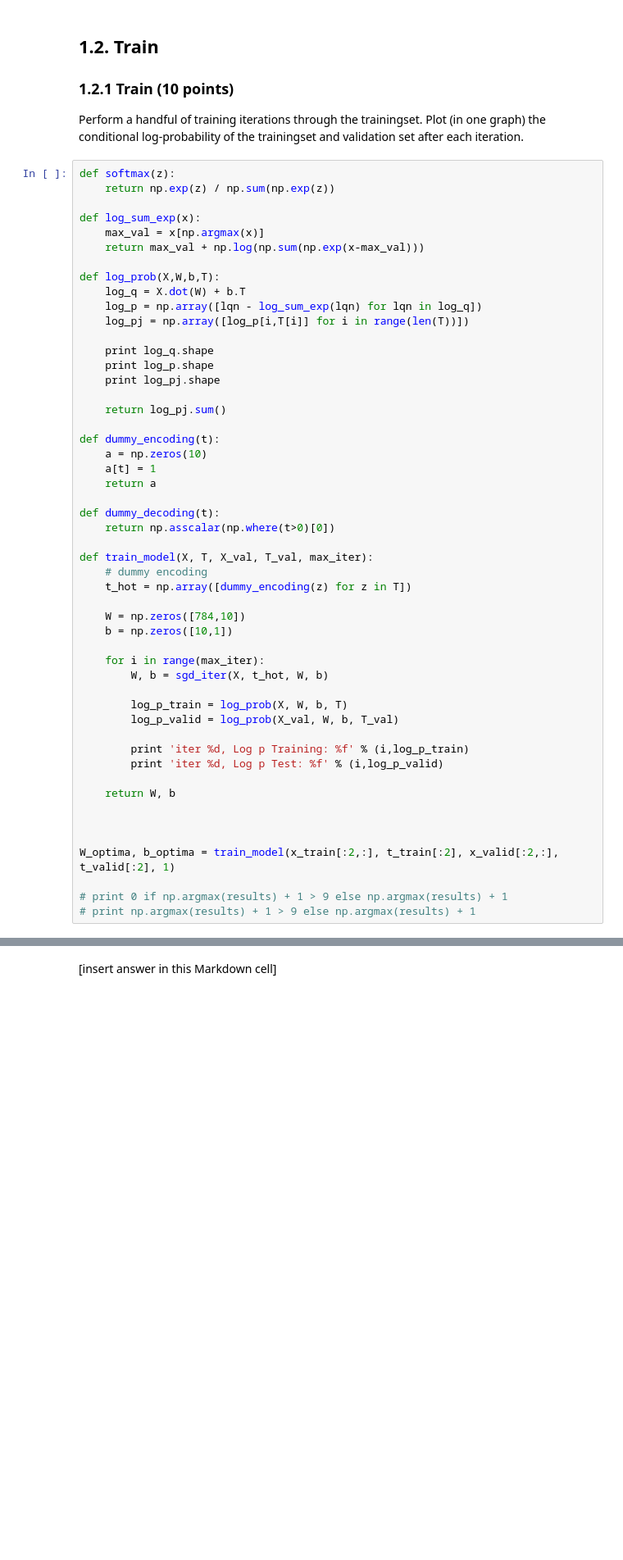
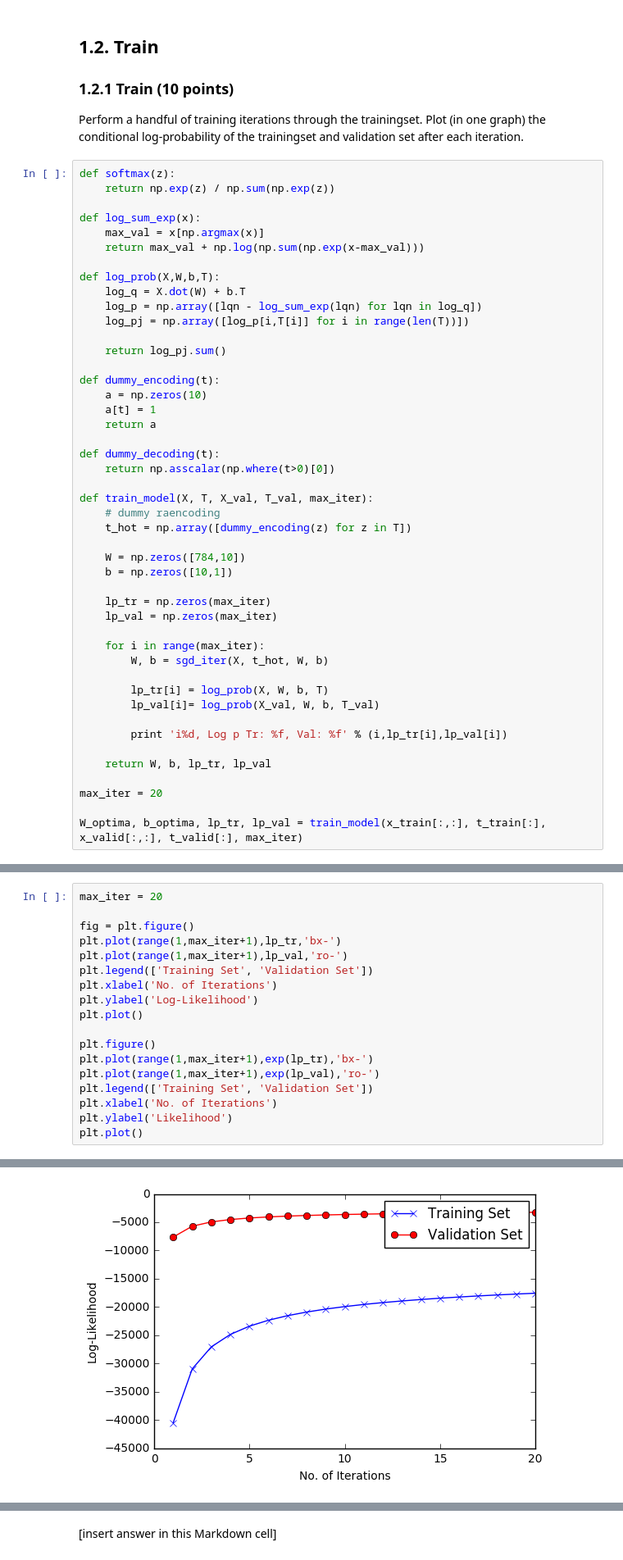
Before and after one commit to Vasileios-Charatsidis/machine_learning_1_labs, a Jupyter notebook: hw2/dana.ipynb, the cells around one changed output, grey strips where cells are left out. Shown at 82% size. Saved outputs shown, nothing was run; the diff lists cells and outputs as text; blank space fills up the shorter version.

```diff
--- a/hw2/dana.ipynb
+++ b/hw2/dana.ipynb
@@ -265,10 +265,6 @@ def log_prob(X,W,b,T):
     log_p = np.array([lqn - log_sum_exp(lqn) for lqn in log_q])
     log_pj = np.array([log_p[i,T[i]] for i in range(len(T))])
 
-    print log_q.shape
-    print log_p.shape
-    print log_pj.shape
-
     return log_pj.sum()
 
 def dummy_encoding(t):
@@ -280,27 +276,26 @@ def dummy_decoding(t):
     return np.asscalar(np.where(t>0)[0])
 
 def train_model(X, T, X_val, T_val, max_iter):
-    # dummy encoding
+    # dummy raencoding
     t_hot = np.array([dummy_encoding(z) for z in T])
 
     W = np.zeros([784,10])
     b = np.zeros([10,1])
 
+    lp_tr = np.zeros(max_iter)
+    lp_val = np.zeros(max_iter)
+
     for i in range(max_iter):
         W, b = sgd_iter(X, t_hot, W, b)
 
-        log_p_train = log_prob(X, W, b, T)
-        log_p_valid = log_prob(X_val, W, b, T_val)
+        lp_tr[i] = log_prob(X, W, b, T)
+        lp_val[i]= log_prob(X_val, W, b, T_val)
 
-        print 'iter %d, Log p Training: %f' % (i,log_p_train)
-        print 'iter %d, Log p Test: %f' % (i,log_p_valid)
+        print 'i%d, Log p Tr: %f, Val: %f' % (i,lp_tr[i],lp_val[i])
 
-    return W, b
+    return W, b, lp_tr, lp_val
 
+max_iter = 20
 
-
-W_optima, b_optima = train_model(x_train[:2,:], t_train[:2], x_valid[:2,:], t_valid[:2], 1)
-
-# print 0 if np.argmax(results) + 1 > 9 else np.argmax(results) + 1
-# print np.argmax(results) + 1 > 9 else np.argmax(results) + 1
+W_optima, b_optima, lp_tr, lp_val = train_model(x_train[:,:], t_train[:], x_valid[:,:], t_valid[:], max_iter)
 # %% [output]
@@ -334,0 +324,19 @@ print argmax(results)
+# %%
+max_iter = 20
+
+fig = plt.figure()
+plt.plot(range(1,max_iter+1),lp_tr,'bx-')
+plt.plot(range(1,max_iter+1),lp_val,'ro-')
+plt.legend(['Training Set', 'Validation Set'])
+plt.xlabel('No. of Iterations')
+plt.ylabel('Log-Likelihood')
+plt.plot()
+
+plt.figure()
+plt.plot(range(1,max_iter+1),exp(lp_tr),'bx-')
+plt.plot(range(1,max_iter+1),exp(lp_val),'ro-')
+plt.legend(['Training Set', 'Validation Set'])
+plt.xlabel('No. of Iterations')
+plt.ylabel('Likelihood')
+plt.plot()
+# %% [output]
@@ -334,0 +344 @@ print argmax(results)
+[figure, added]
```
Also changed, not shown: parts of 3 cells of this notebook.
